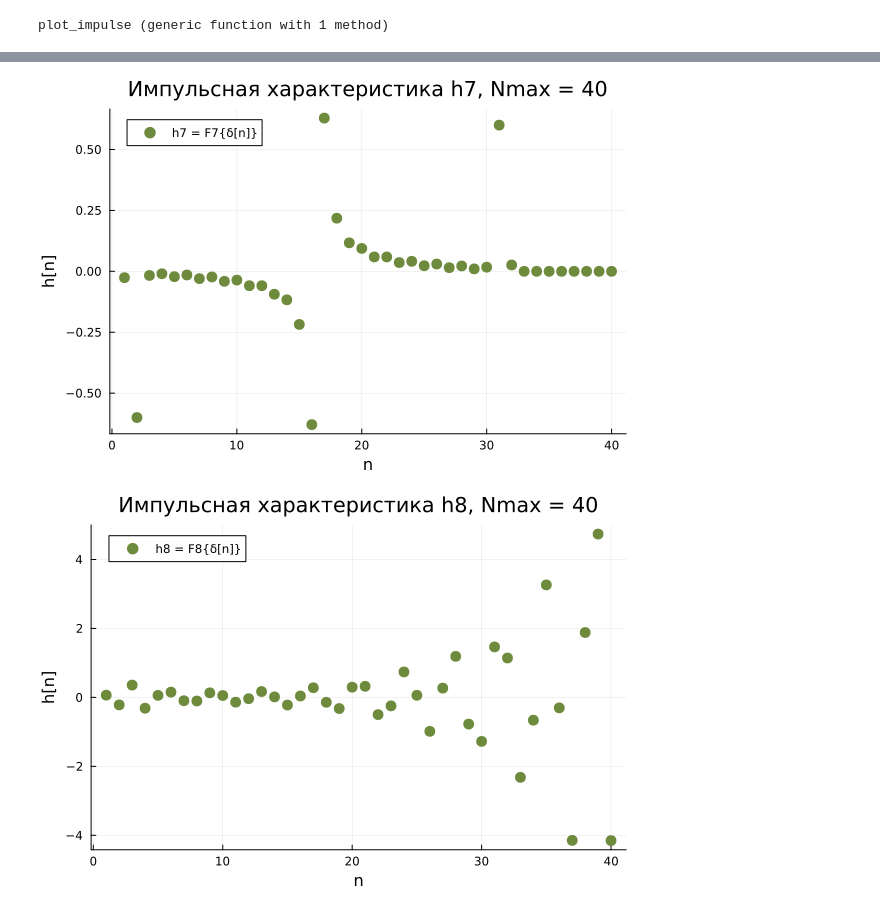
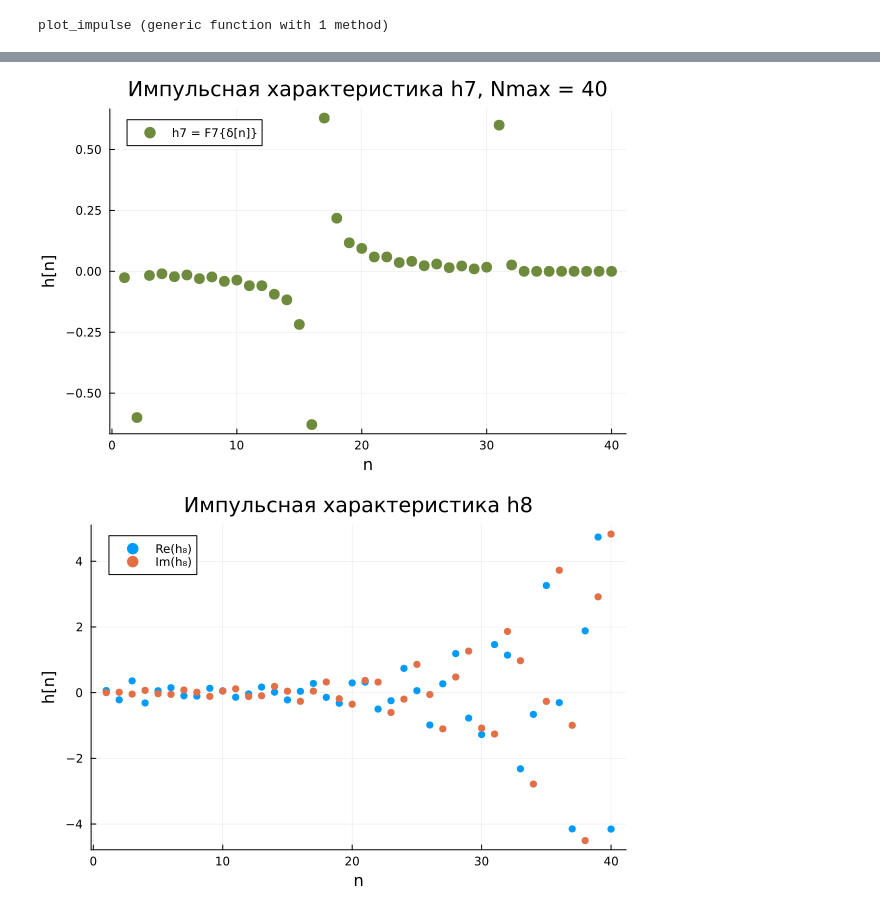
Before and after one commit to Hipslumb/DSP, a Jupyter notebook: ADC/LTI.ipynb, the cells around one changed output, grey strips where cells are left out. Cells and saved outputs as stored; diff of their text form; code cells hidden in the pictures.

```diff
--- a/ADC/LTI.ipynb
+++ b/ADC/LTI.ipynb
@@ -95,7 +95,7 @@ function F8(x)
         end
         y[n] /= a[1]
     end
-    return real(y)
+    return y
 end
 
 # F9: y9(n) = ∑bi*x(n−i)−∑ai*y(n−i) i=0:5 и i=1:5
@@ -147,35 +147,39 @@ delta_15 = delta(15)
 delta_40 = delta(40)
 
 h1 = F1(delta_15)
 h2 = F2(delta_15)
 h3 = F3(delta_15)
 h4 = F4(delta_15)
 h5 = F5(delta_40)
 h6 = F6(delta_15)
 
 scatter_impulse(h1,"h1, Nmax = 15", "h1 = F1{δ[n]}")
 scatter_impulse(h2,"h2, Nmax = 15", "h2 = F2{δ[n]}")
 scatter_impulse(h3,"h3, Nmax = 15", "h3 = F3{δ[n]}")
 scatter_impulse(h4,"h4, Nmax = 15", "h4 = F4{δ[n]}")
 scatter_impulse(h5,"h5, Nmax = 40", "h5 = F5{δ[n]}")
 scatter_impulse(h6,"h6, Nmax = 15", "h6 = F7{δ[n]}")
 
 h7 = F7(delta_40)
 h8 = F8(delta_40)
 h9 = F9(delta_40)
 
 scatter_impulse(h7,"h7, Nmax = 40", "h7 = F7{δ[n]}")
-scatter_impulse(h8,"h8, Nmax = 40", "h8 = F8{δ[n]}")
+p=scatter(real.(h8), label="Re(h₈)",markerstrokewidth = 0, title="Импульсная характеристика h8",
+ylabel="h[n]",xlabel="n")
+scatter!(imag.(h8), label="Im(h₈)",markerstrokewidth = 0)
+display(p)
+# scatter_impulse(h8,"h8, Nmax = 40", "h8 = F8{δ[n]}")
 scatter_impulse(h9,"h9, Nmax = 40", "h9 = F9{δ[n]}")
 # %% [output]
 [figure]
 [figure]
 [figure]
 [figure]
 [figure]
 [figure]
 [figure]
-[figure, old version]
+[figure, new version]
 [figure]
 # %%
 plot_impulse(h1,"h1, Nmax = 15", "h1 = F1{δ}")
```
Also changed, not shown: parts of 2 cells of this notebook.
